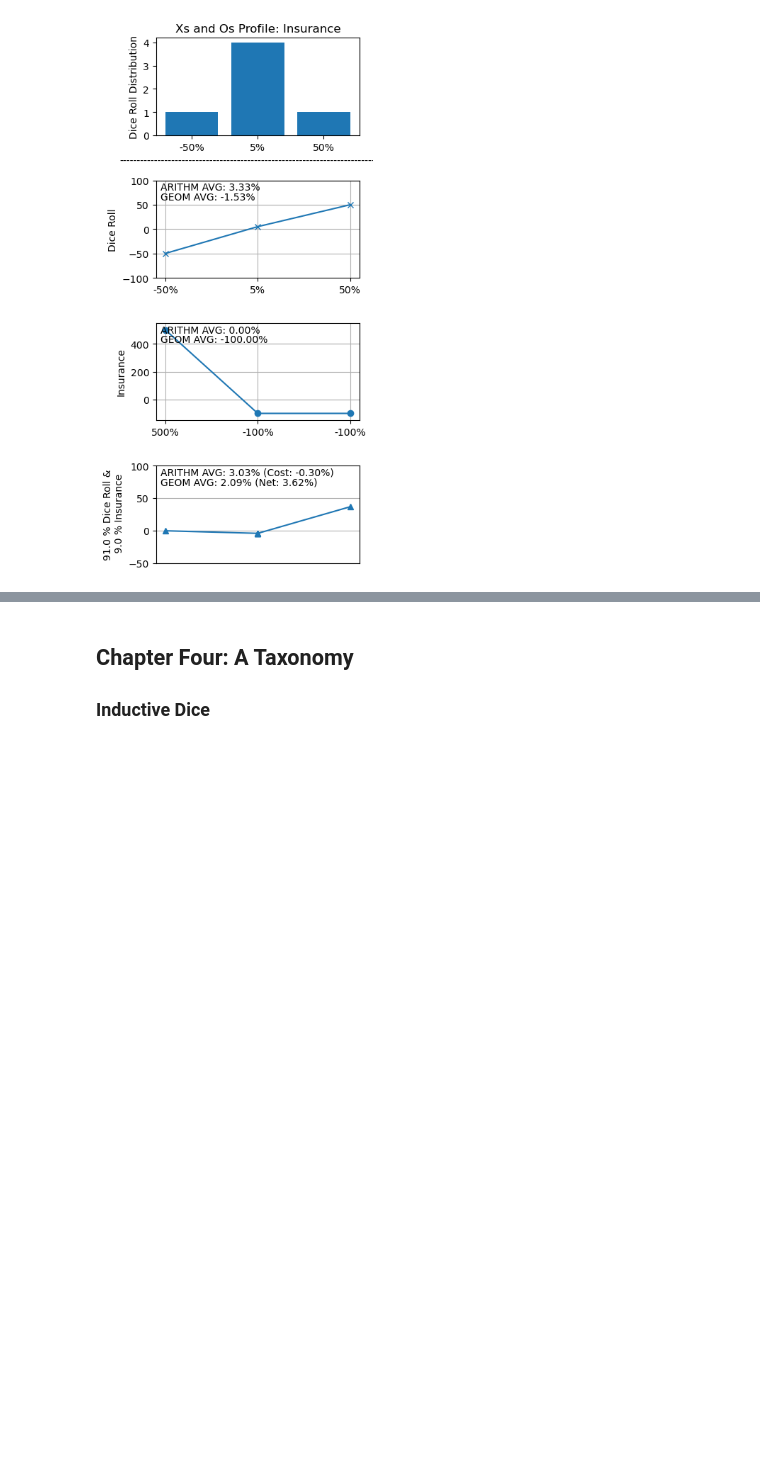
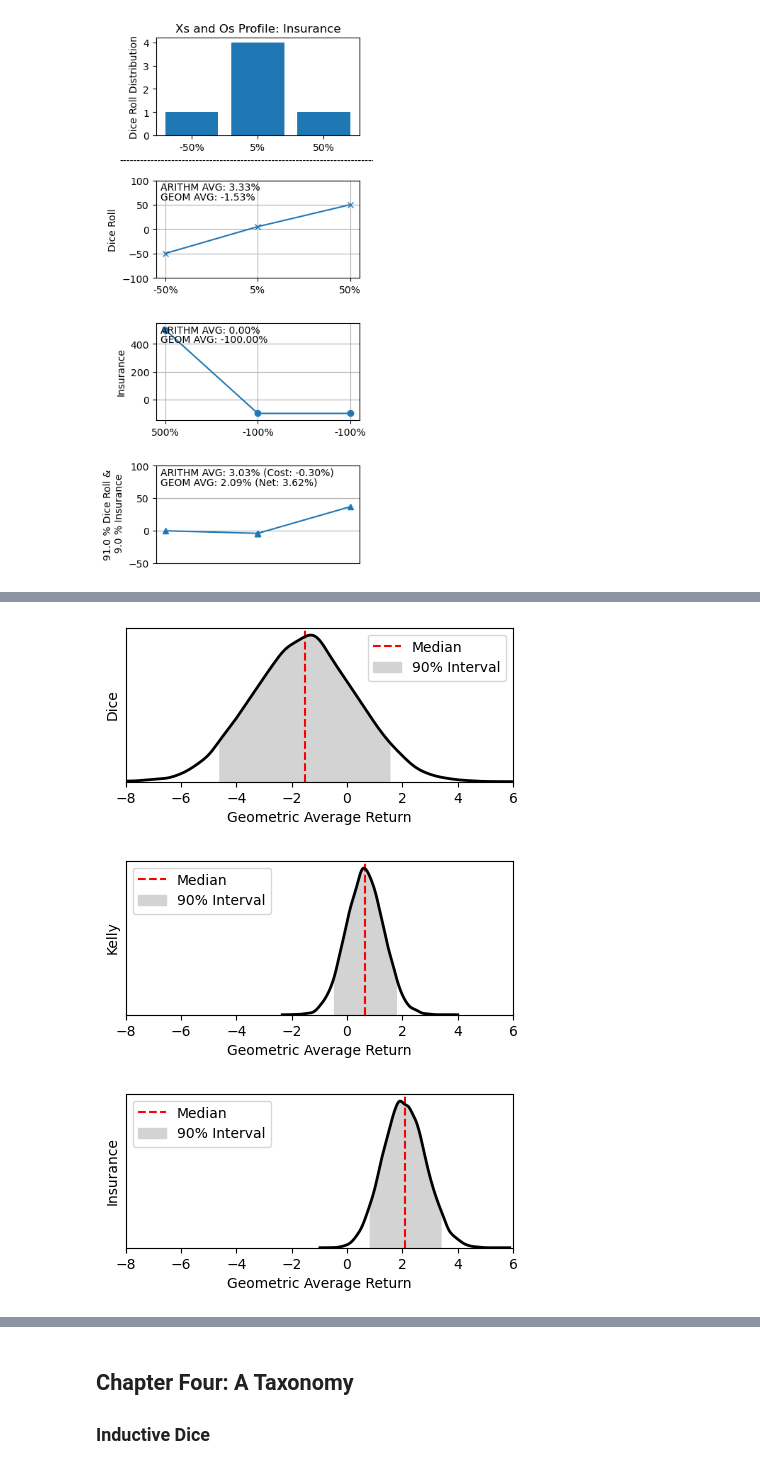
Before and after one commit to niklas-fischer/safehaven, a Jupyter notebook: notebooks/main.ipynb, the cells around one changed output, grey strips where cells are left out. Saved outputs shown, nothing was run; the diff lists cells and outputs as text; code cells hidden in the pictures; blank space fills up the shorter version.

```diff
--- a/notebooks/main.ipynb
+++ b/notebooks/main.ipynb
@@ -329,0 +332,9 @@ kellycriterion.plot_xo_profile(dice, insurance, dice_to_insurance, "Insurance")
+# %%
+# The All‐In Bets vs. The Kelly‐sized Bets vs. the Insured Bets
+nietzschesdemon.plot_random_walk_geom_average(num_walks, num_rolls, dice, "Dice")
+nietzschesdemon.plot_random_walk_geom_average(num_walks, num_rolls, dice_to_cash, "Kelly")
+nietzschesdemon.plot_random_walk_geom_average(num_walks, num_rolls, dice_to_insurance, "Insurance")
+# %% [output]
+[figure, added]
+[figure, added]
+[figure, added]
```
Also changed, not shown: parts of 15 cells of this notebook.
